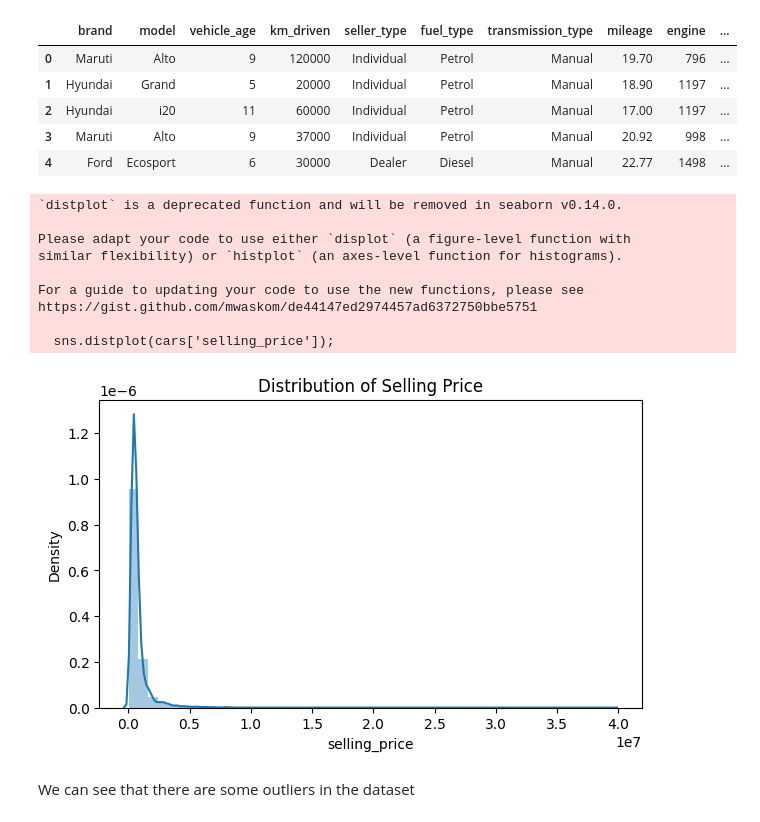
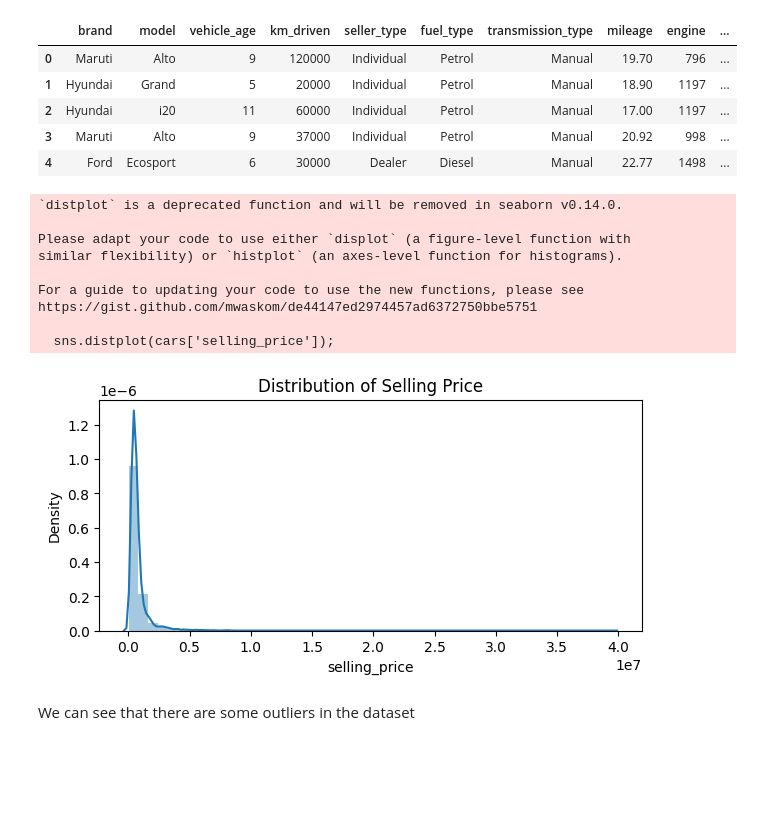
Before and after one commit to ishahmshah1025/IEEE-HACKATHON-Data-Pioneers, a Jupyter notebook: Input__Data_Pioneers_RFR.ipynb, the cells around one changed output. Saved outputs shown, nothing was run; the diff lists cells and outputs as text; code cells hidden in the pictures; blank space fills up the shorter version.

```diff
--- a/Input__Data_Pioneers_RFR.ipynb
+++ b/Input__Data_Pioneers_RFR.ipynb
@@ -100,20 +221,20 @@ cars.head()
 | 3 | Maruti | Alto | 9 | 37000 | Individual | Petrol | Manual | 20.92 | 998 | ... |
 | 4 | Ford | Ecosport | 6 | 30000 | Dealer | Diesel | Manual | 22.77 | 1498 | ... |
 # %%
-plt.figure(figsize = (7, 4))
+plt.figure(figsize = (7, 3))
 sns.distplot(cars['selling_price']);
 plt.title('Distribution of Selling Price');
 # %% [output]
 `distplot` is a deprecated function and will be removed in seaborn v0.14.0.
 
 Please adapt your code to use either `displot` (a figure-level function with
 similar flexibility) or `histplot` (an axes-level function for histograms).
 
 For a guide to updating your code to use the new functions, please see
 https://gist.github.com/mwaskom/de44147ed2974457ad6372750bbe5751
 
   sns.distplot(cars['selling_price']);
-[figure, old version]
+[figure, new version]
 # %% [markdown]
 We can see that there are some outliers in the dataset
 # %% [markdown]
```
Also changed, not shown: parts of 23 cells of this notebook.
